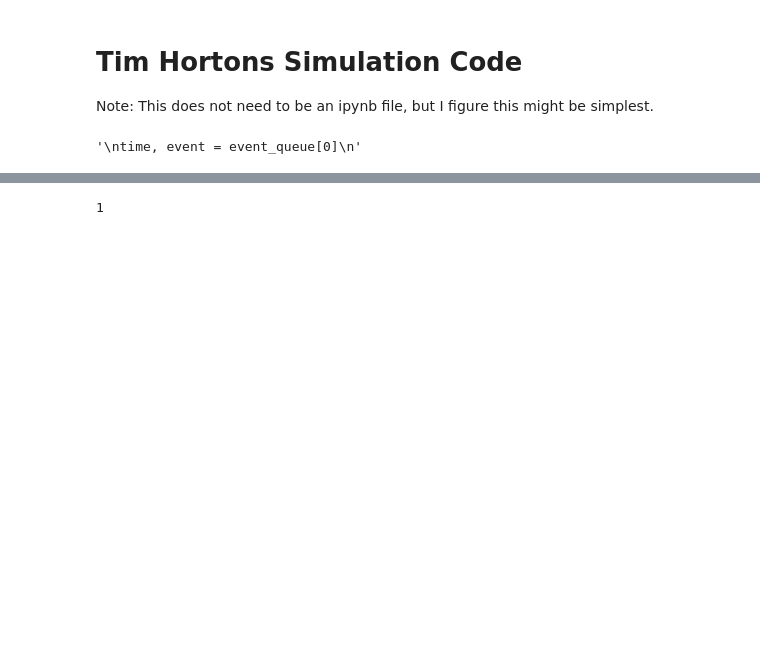
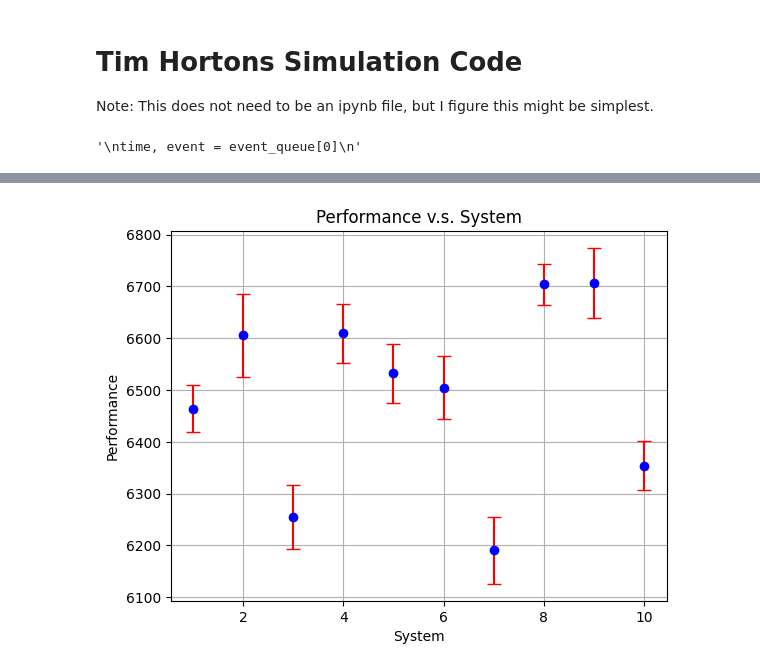
Before and after one commit to Aaron-Dayton/CSC446FinalProject, a Jupyter notebook: TimHortonsSimulation/Frankenstein.ipynb, the cells around one changed output, grey strips where cells are left out. Drawn from its saved outputs; the diff is of its cells as text; code cells hidden in the pictures; blank space fills up the shorter version.

```diff
--- a/TimHortonsSimulation/Frankenstein.ipynb
+++ b/TimHortonsSimulation/Frankenstein.ipynb
@@ -1426,6 +1224,0 @@ KeyboardInterrupt:
-# %%
-a = [[1],[2]]
-np.array(a)
-a[0][0]
-# %% [output]
-1
@@ -1431,0 +1328,26 @@ a[0][0]
+# %%
+mean_performance = []
+mean_profit = []
+mean_dissatisfaction = []
+mean_turned_away = []
+mean_not_ready = []
+mean_no_table = []
+mean_kitchen_queue = []
+mean_cafe_queue = []
+error_bars_performance = []
+
+print(f"System; Performace; Profit; Dissaticfaction; Drive Thru Balking; Mobile Order Reneging; No Seating; Kitchen Queue Length; Cafe Queue Length' ")
+
+for i in range(10):
+  mean_performance.append(np.mean(performance[i]))
+  mean_profit.append(np.mean(profit[i]))
+  mean_dissatisfaction.append(np.mean(dissatisfaction[i]))
+  mean_turned_away.append(np.mean(turned_away[i]))
+  mean_not_ready.append(np.mean(order_not_ready[i]))
+  mean_no_table.append(np.mean(table_not_available[i]))
+  mean_kitchen_queue.append(np.mean(kitchen_queue[i]))
+  mean_cafe_queue.append(np.mean(cafe_queue[i]))
+
+  error_bars_performance.append(stats.sem(performance[i]))
+
+  print(f"{i+1}; {mean_performance[i]:.2f}; {mean_profit[i]:.2f}; {mean_dissatisfaction[i]:.2f}; {mean_turned_away[i]:.2f}; {mean_not_ready[i]:.2f}; {mean_no_table[i]}; {mean_kitchen_queue[i]}; {mean_cafe_queue[i]}")
@@ -1431,0 +1420,10 @@ a[0][0]
+# %%
+# plt.scatter([i+1 for i in range(10)], mean_performance)
+plt.errorbar([i+1 for i in range(10)], mean_performance, yerr=error_bars_performance, fmt='o', capsize=5, ecolor='red', markerfacecolor='blue', markeredgecolor='blue')
+plt.xlabel("System")
+plt.ylabel("Performance")
+plt.title("Performance v.s. System")
+plt.grid()
+plt.show()
+# %% [output]
+[figure, added]
```
Also changed, not shown: parts of 7 cells of this notebook, 1 other file.
